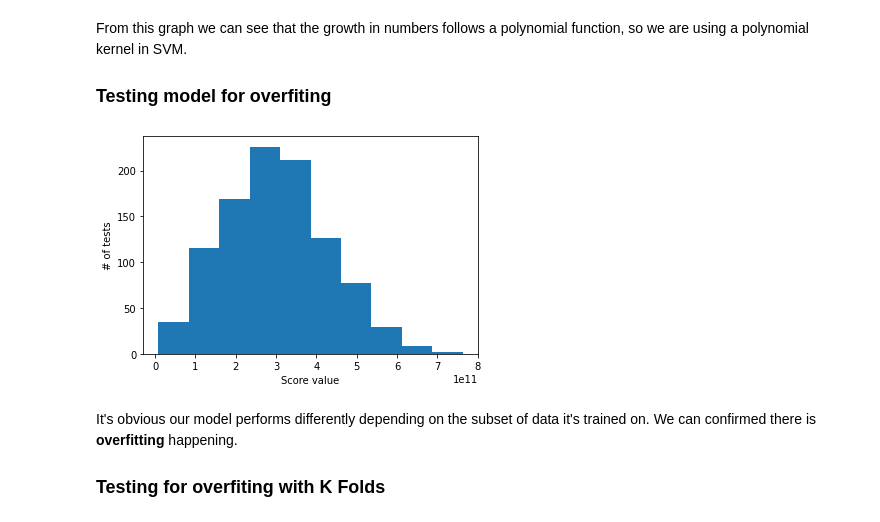
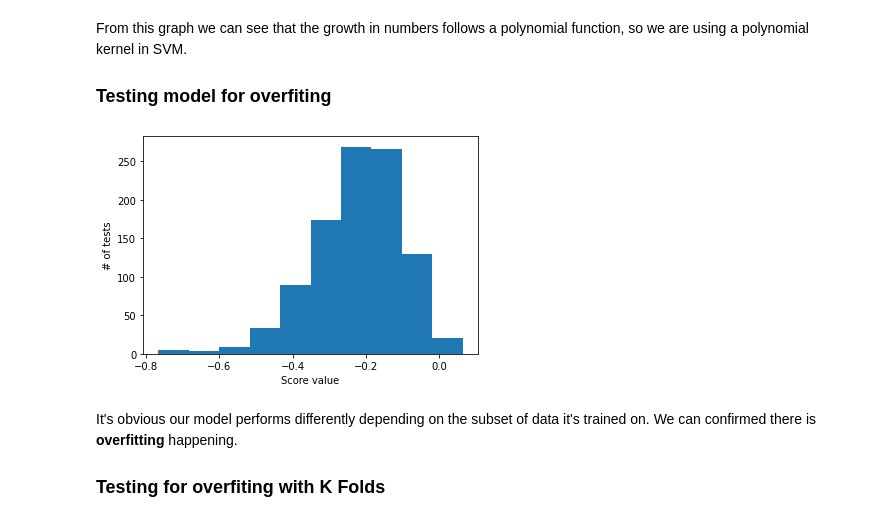
Before and after one commit to caduonrails/covid19-predictor, a Jupyter notebook: covid19.ipynb, the cells around one changed output. Drawn from its saved outputs; the diff is of its cells as text; code cells hidden in the pictures.

```diff
--- a/covid19.ipynb
+++ b/covid19.ipynb
@@ -184,27 +188,27 @@ From this graph we can see that the growth in numbers follows a polynomial funct
 # %%
 from sklearn.svm import SVR
 from sklearn.model_selection import train_test_split
 from sklearn.metrics import mean_squared_error
 
 values = []
 
 for repetition in range(1000):
     (X_train,
      X_test,
      y_train,
      y_test) = train_test_split(train_days, train_cases, test_size=0.25)
 
     svm = SVR(kernel='poly')
     svm.fit(X_train, y_train.ravel())
     scr = svm.score(X_test, y_test)
     values.append(scr)
 
-plt.hist(mse_values)
+plt.hist(values)
 plt.xlabel('Score value')
 plt.ylabel('# of tests')
 plt.show()
 # %% [output]
-[figure, old version]
+[figure, new version]
 # %% [markdown]
 It's obvious our model performs differently depending on the subset of data it's trained on. We can confirmed there is **overfitting** happening.
 
```
Also changed, not shown: parts of 41 cells of this notebook, 3 other files.
